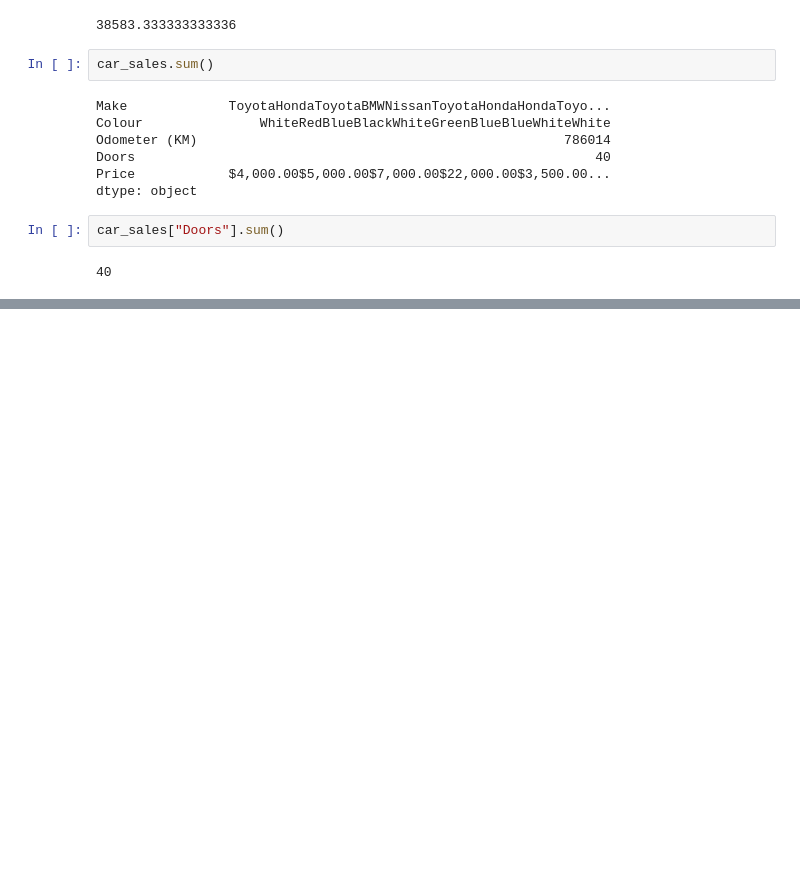
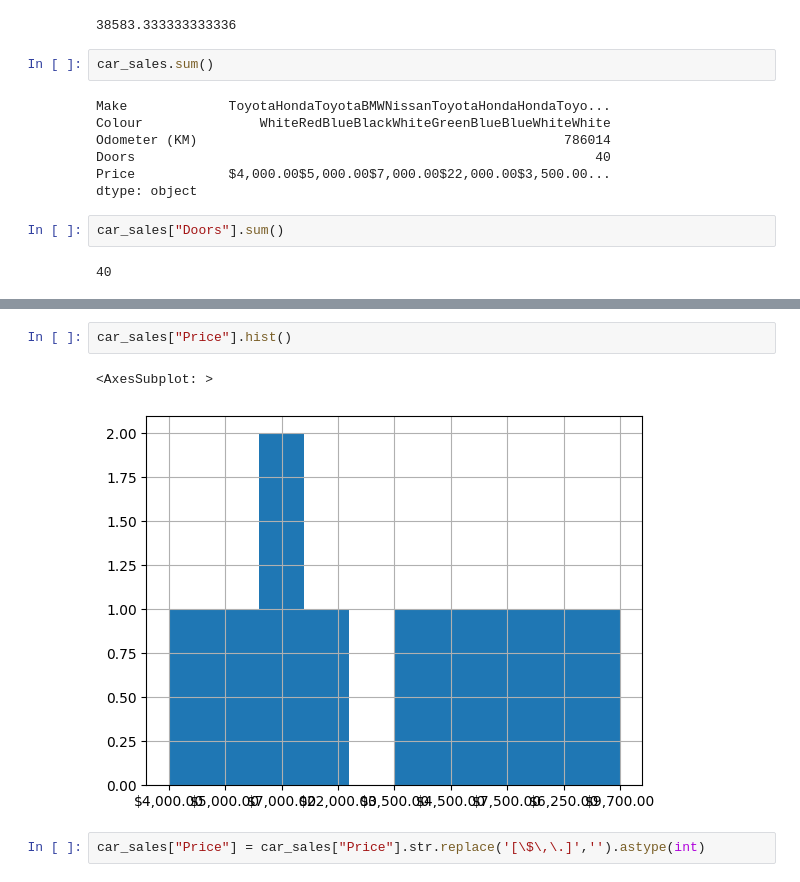
Before and after one commit to Ayoubkassi/Machine-Learning-and-Data-Science, a Jupyter notebook: introduction-to-pandas.ipynb, the cells around one changed output, grey strips where cells are left out. Cells and saved outputs as stored; diff of their text form; blank space fills up the shorter version.

```diff
--- a/introduction-to-pandas.ipynb
+++ b/introduction-to-pandas.ipynb
@@ -161,0 +358,7 @@ car_sales["Doors"].sum()
+# %%
+car_sales["Price"].hist()
+# %% [output]
+<AxesSubplot: >
+[figure, added]
+# %%
+car_sales["Price"] = car_sales["Price"].str.replace('[\$\,\.]','').astype(int)
```
Also changed, not shown: parts of 27 cells of this notebook.
